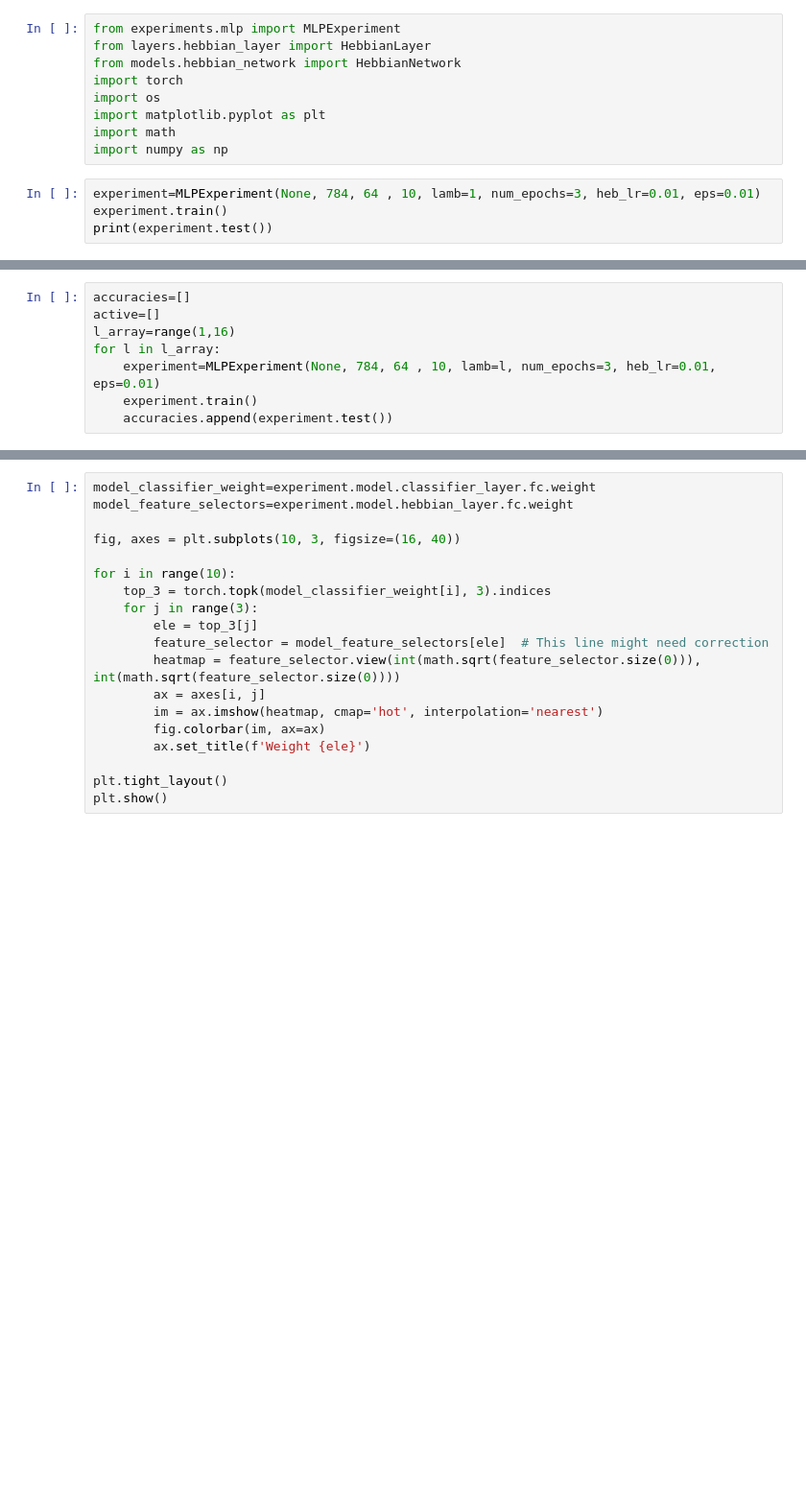
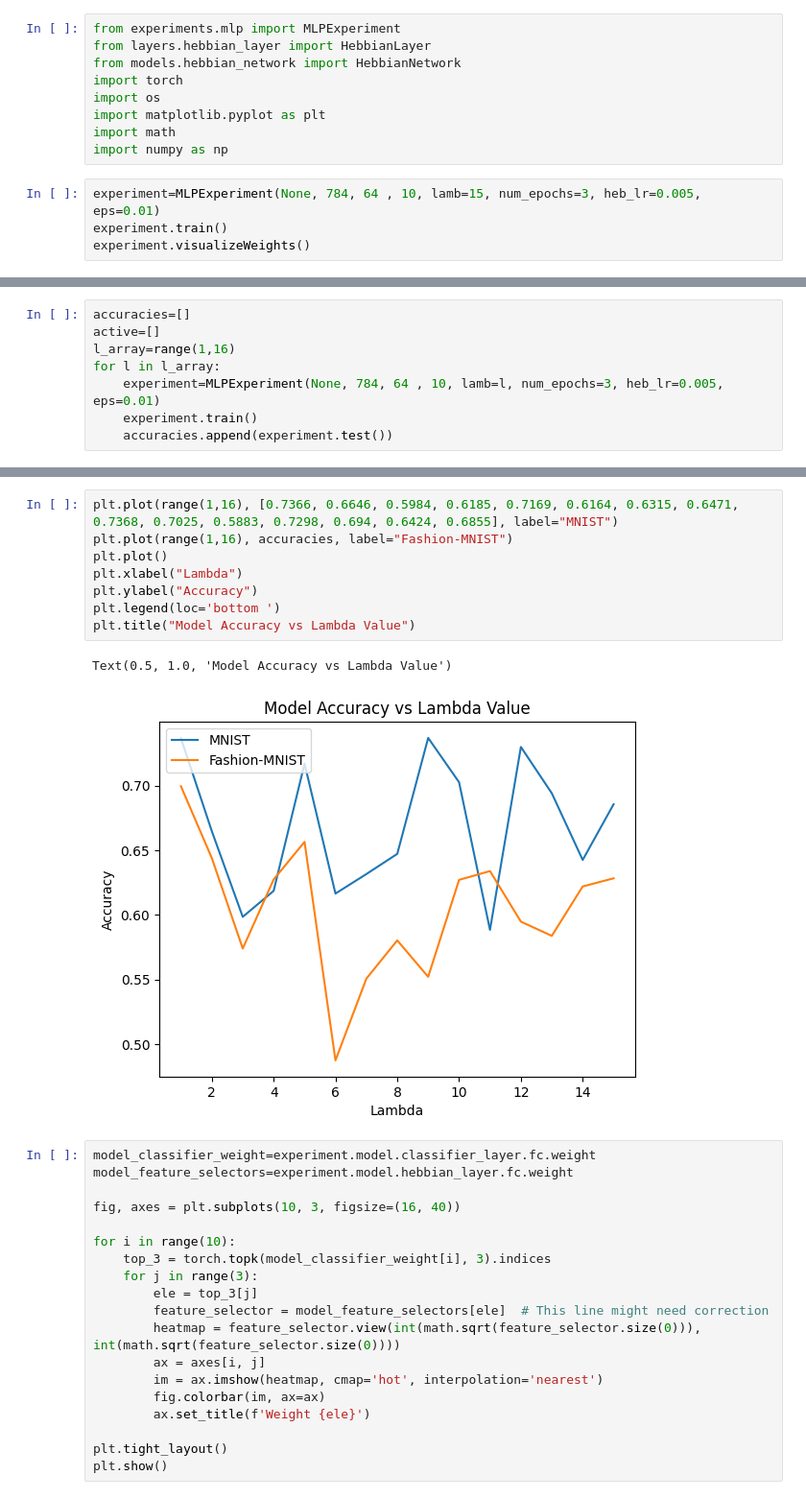
Before and after one commit to lshiyan/biological-deep-learning, a Jupyter notebook: notebook.ipynb, the cells around one changed output, grey strips where cells are left out. Shown at 96% size. Drawn from its saved outputs; the diff is of its cells as text; blank space fills up the shorter version.

```diff
--- a/notebook.ipynb
+++ b/notebook.ipynb
@@ -8,6 +8,6 @@ import matplotlib.pyplot as plt
 import math
 import numpy as np
 # %%
-experiment=MLPExperiment(None, 784, 64 , 10, lamb=1, num_epochs=3, heb_lr=0.01, eps=0.01)
+experiment=MLPExperiment(None, 784, 64 , 10, lamb=15, num_epochs=3, heb_lr=0.005, eps=0.01)
 experiment.train()
-print(experiment.test())
+experiment.visualizeWeights()
@@ -16,7 +18,7 @@ accuracies=[]
 active=[]
 l_array=range(1,16)
 for l in l_array:
-    experiment=MLPExperiment(None, 784, 64 , 10, lamb=l, num_epochs=3, heb_lr=0.01, eps=0.01)
+    experiment=MLPExperiment(None, 784, 64 , 10, lamb=l, num_epochs=3, heb_lr=0.005, eps=0.01)
     experiment.train()
     accuracies.append(experiment.test())
 # %%
@@ -36,3 +28,14 @@ Text(0.5, 1.0, 'Model Accuracy vs Lambda Value')
+# %%
+plt.plot(range(1,16), [0.7366, 0.6646, 0.5984, 0.6185, 0.7169, 0.6164, 0.6315, 0.6471, 0.7368, 0.7025, 0.5883, 0.7298, 0.694, 0.6424, 0.6855], label="MNIST")
+plt.plot(range(1,16), accuracies, label="Fashion-MNIST")
+plt.plot()
+plt.xlabel("Lambda")
+plt.ylabel("Accuracy")
+plt.legend(loc='bottom ')
+plt.title("Model Accuracy vs Lambda Value")
+# %% [output]
+Text(0.5, 1.0, 'Model Accuracy vs Lambda Value')
+[figure, added]
 # %%
 model_classifier_weight=experiment.model.classifier_layer.fc.weight
 model_feature_selectors=experiment.model.hebbian_layer.fc.weight
```
Also changed, not shown: parts of 3 cells of this notebook, 2 other files.
